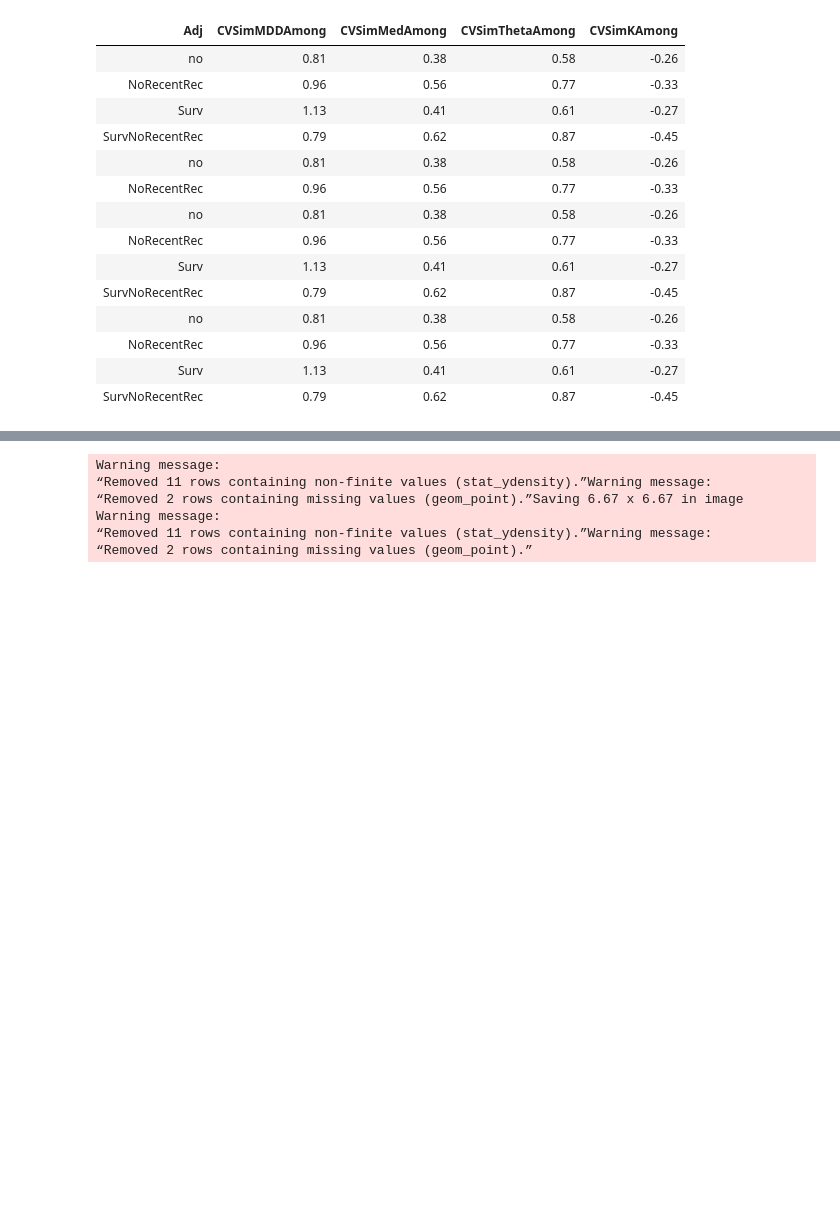
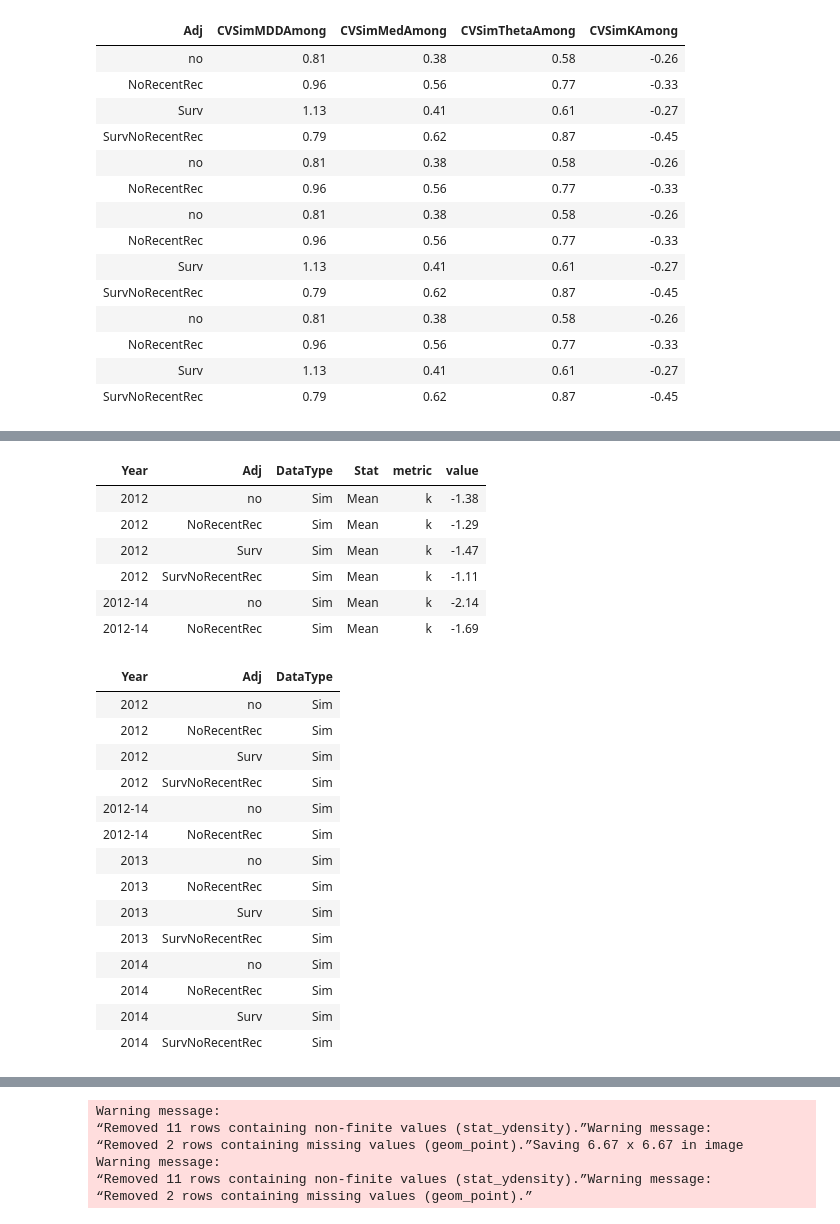
Before and after one commit to pinskylab/CamotesROMS, a Jupyter notebook: notebooks/process_ROMS_kernels.ipynb, the cells around one changed output, grey strips where cells are left out. Cells and saved outputs as stored; diff of their text form; code cells hidden in the pictures; blank space fills up the shorter version.

```diff
--- a/notebooks/process_ROMS_kernels.ipynb
+++ b/notebooks/process_ROMS_kernels.ipynb
@@ -230,12 +249,0 @@ gather(SimSummary, 3:35, key=Stat, value=value)
-# %%
-SimSummary <- left_join(SimSummary2, SimCVWithin, by=c("Year", "Adj")) %>%
-    group_by(Adj) %>% #calculate the CV between years within an adjustment case
-    mutate(CVSimMDDAmong=sd(AvgSimMDD)/mean(AvgSimMDD)) %>%
-    mutate(CVSimKAmong=sd(AvgSimK)/mean(AvgSimK)) %>%
-    mutate(CVSimThetaAmong=sd(AvgSimTheta)/mean(AvgSimTheta)) %>%
-    mutate(CVSimMedAmong=sd(AvgSimMed)/mean(AvgSimMed))
-
-SimSummary[,3:35] <- round(SimSummary[,3:35], digits=2)
-SimSummary
-
-#write.csv(SimSummary, file="~/oceanography/script_output/KernelFits/SimulationKernelFitsSummary.csv", row.names=F)
@@ -312,0 +250,22 @@ SimPlusGenFits
+# %%
+#read in the empirical data
+kernels <- read.csv(file="~/parentage/kernel_fitting/1340_loci/final_results/tables/kernel_fitting_summary.csv", header=T, stringsAsFactors = F)  %>%
+    rename(k="best_k", theta="best_theta", mdd="MeanDispDist", med="MedianDispDist", dist90="Dist90Retained") %>%
+    select(Year, k, theta, mdd, med, dist90) %>%
+    mutate(Adj=NA, DataType="Gen")
+
+kernel2012_14 <- read.csv(file="~/oceanography/empirical_data/genetics/GenKernelsForROMSComp2012-14.csv", header=T, stringsAsFactors = F) %>%
+    rename(Year="year")
+
+kernels2 <- bind_rows(kernels, kernel2012_14) %>%
+    mutate(Adj=NA, DataType="Gen") %>%
+    filter(Year %in% c("2012", "2013", "2014", "2012-14")) %>% #exclude to only years matching the ROMS model for now
+    mutate(Stat="MLE") %>%
+    select(Year, Adj, DataType, Stat, everything()) %>%
+    gather(5:9, key="metric", value="value")
+
+kernels2$value <- round(kernels2$value, digits=2)
+
+SimPlusGenFits <- bind_rows(SimSummary, kernels2)
+
+#write.csv(SimPlusGenFits, file="~/oceanography/script_output/KernelFits/SimPlusGenKernelFits.csv", row.names=F)
@@ -385,0 +374,30 @@ Adding missing grouping variables: `Adj`
+# %%
+FitsToPlot <- SimPlusGenFits %>%
+     filter(metric %in% c("k", "theta") & Stat=="Mean")
+head(FitsToPlot)
+SimCasesToPlot <- FitsToPlot %>%
+     distinct(Year, Adj, DataType)
+SimCasesToPlot
+# %% [output]
+| Year | Adj | DataType | Stat | metric | value |
+| 2012 | no | Sim | Mean | k | -1.38 |
+| 2012 | NoRecentRec | Sim | Mean | k | -1.29 |
+| 2012 | Surv | Sim | Mean | k | -1.47 |
+| 2012 | SurvNoRecentRec | Sim | Mean | k | -1.11 |
+| 2012-14 | no | Sim | Mean | k | -2.14 |
+| 2012-14 | NoRecentRec | Sim | Mean | k | -1.69 |
+| Year | Adj | DataType |
+| 2012 | no | Sim |
+| 2012 | NoRecentRec | Sim |
+| 2012 | Surv | Sim |
+| 2012 | SurvNoRecentRec | Sim |
+| 2012-14 | no | Sim |
+| 2012-14 | NoRecentRec | Sim |
+| 2013 | no | Sim |
+| 2013 | NoRecentRec | Sim |
+| 2013 | Surv | Sim |
+| 2013 | SurvNoRecentRec | Sim |
+| 2014 | no | Sim |
+| 2014 | NoRecentRec | Sim |
+| 2014 | Surv | Sim |
+| 2014 | SurvNoRecentRec | Sim |
```
Also changed, not shown: parts of 23 cells of this notebook, 4 other files.
